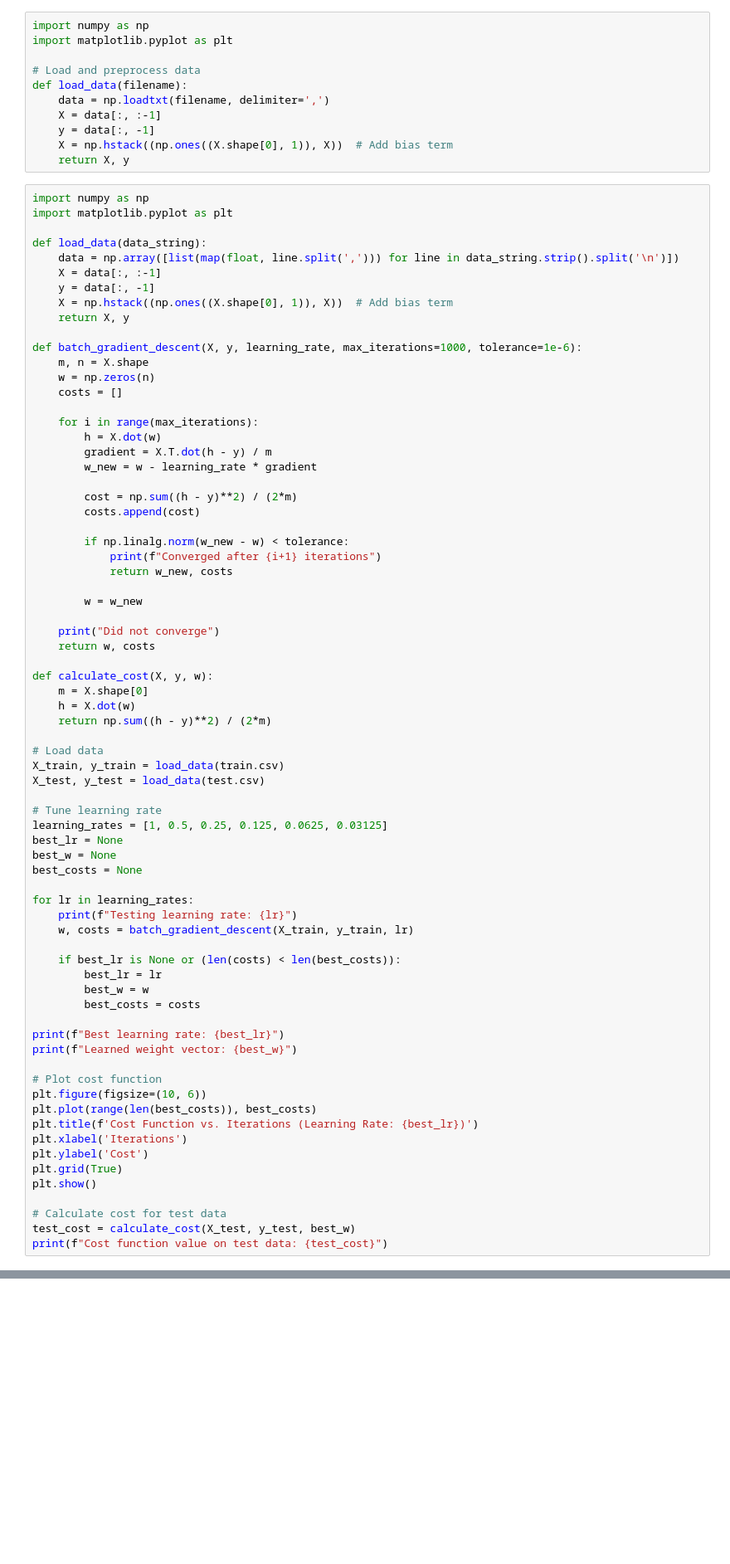
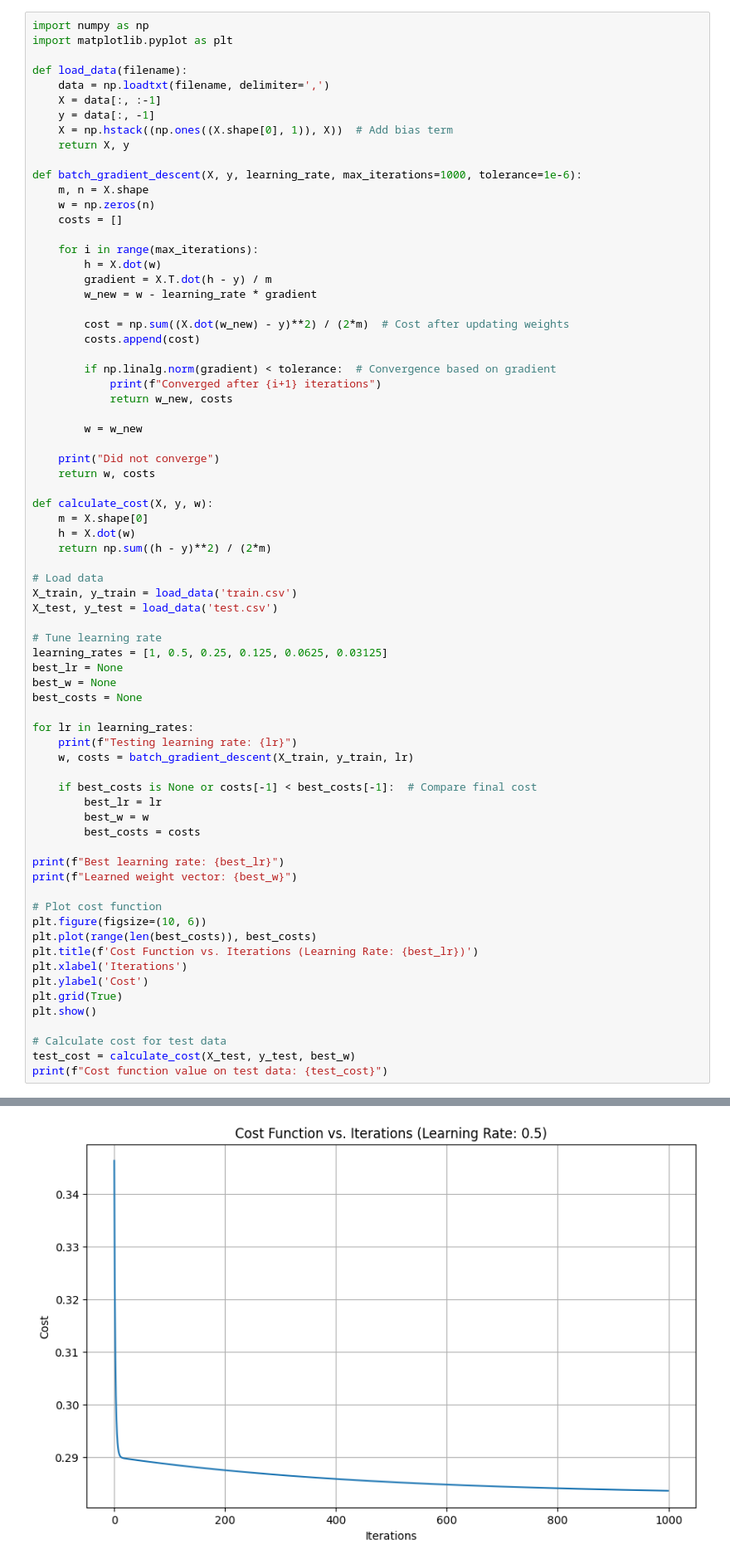
Before and after one commit to raogeorge/machine_learning_course, a Jupyter notebook: Linear Regression/4(a).ipynb, the cells around one changed output, grey strips where cells are left out. Shown: that part at 83% size. Cells and saved outputs as stored; diff of their text form; blank space fills up the shorter version.

Commit message:
complete the chart

```diff
--- a/Linear Regression/4(a).ipynb
+++ b/Linear Regression/4(a).ipynb
@@ -1,20 +1,9 @@
-# %%
-import numpy as np
-import matplotlib.pyplot as plt
-
-# Load and preprocess data
-def load_data(filename):
-    data = np.loadtxt(filename, delimiter=',')
-    X = data[:, :-1]
-    y = data[:, -1]
-    X = np.hstack((np.ones((X.shape[0], 1)), X))  # Add bias term
-    return X, y
 # %%
 import numpy as np
 import matplotlib.pyplot as plt
 
-def load_data(data_string):
-    data = np.array([list(map(float, line.split(','))) for line in data_string.strip().split('\n')])
+def load_data(filename):
+    data = np.loadtxt(filename, delimiter=',')
     X = data[:, :-1]
     y = data[:, -1]
     X = np.hstack((np.ones((X.shape[0], 1)), X))  # Add bias term
@@ -30,10 +19,10 @@ def batch_gradient_descent(X, y, learning_rate, max_iterations=1000, tolerance=1
         gradient = X.T.dot(h - y) / m
         w_new = w - learning_rate * gradient
 
-        cost = np.sum((h - y)**2) / (2*m)
+        cost = np.sum((X.dot(w_new) - y)**2) / (2*m)  # Cost after updating weights
         costs.append(cost)
 
-        if np.linalg.norm(w_new - w) < tolerance:
+        if np.linalg.norm(gradient) < tolerance:  # Convergence based on gradient
             print(f"Converged after {i+1} iterations")
             return w_new, costs
 
@@ -48,8 +37,8 @@ def calculate_cost(X, y, w):
     return np.sum((h - y)**2) / (2*m)
 
 # Load data
-X_train, y_train = load_data(train.csv)
-X_test, y_test = load_data(test.csv)
+X_train, y_train = load_data('train.csv')
+X_test, y_test = load_data('test.csv')
 
 # Tune learning rate
 learning_rates = [1, 0.5, 0.25, 0.125, 0.0625, 0.03125]
@@ -61,7 +50,7 @@ for lr in learning_rates:
     print(f"Testing learning rate: {lr}")
     w, costs = batch_gradient_descent(X_train, y_train, lr)
 
-    if best_lr is None or (len(costs) < len(best_costs)):
+    if best_costs is None or costs[-1] < best_costs[-1]:  # Compare final cost
         best_lr = lr
         best_w = w
         best_costs = costs
@@ -85,0 +89 @@ NameError: name 'train' is not defined
+[figure, added]
```
Also changed, not shown: parts of 1 cell of this notebook.
